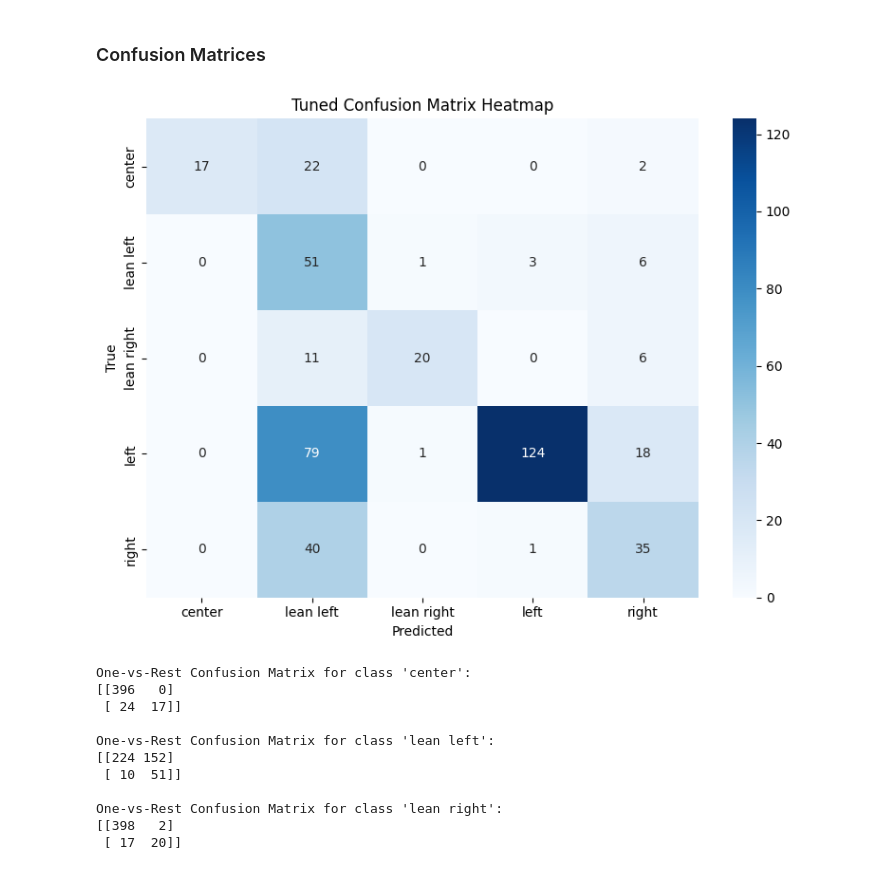
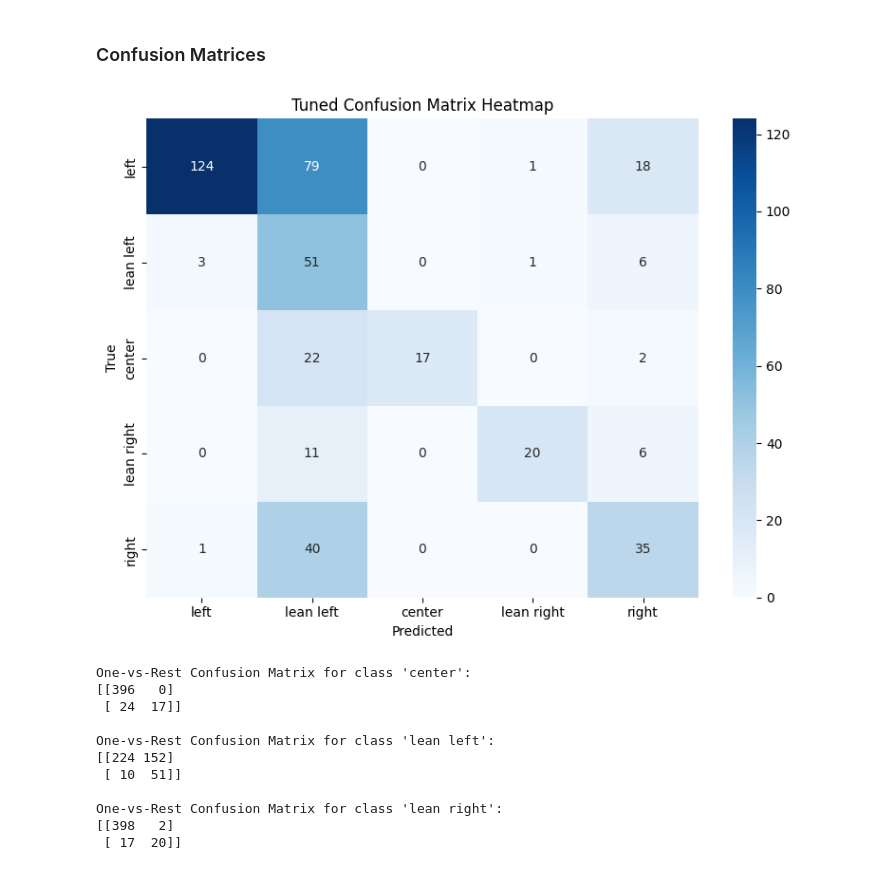
Before and after one commit to foongming/CS5242Project, a Jupyter notebook: decisionTree.ipynb, the cells around one changed output. Cells and saved outputs as stored; diff of their text form; code cells hidden in the pictures.

```diff
--- a/decisionTree.ipynb
+++ b/decisionTree.ipynb
@@ -446,20 +446,23 @@ This trade-off between accuracy and minority class sensitivity is common, and hi
 # %% [markdown]
 ### Confusion Matrices
 # %%
-# Generate confusion matrix
-cm = confusion_matrix(y_test, y_pred)
-labels = pipeline.classes_
+# assume y_test and y_pred are the string labels
+label_order = ['left', 'lean left', 'center', 'lean right', 'right']
 
-# Plot heatmap
+# pass your label_order into confusion_matrix
+cm = confusion_matrix(y_test, y_pred, labels=label_order)
+
 plt.figure(figsize=(8, 6))
-sns.heatmap(cm, annot=True, fmt='d', cmap='Blues', xticklabels=labels, yticklabels=labels)
+sns.heatmap(cm, annot=True, fmt='d', cmap='Blues',
+            xticklabels=label_order,
+            yticklabels=label_order)
 plt.xlabel('Predicted')
 plt.ylabel('True')
 plt.title('Tuned Confusion Matrix Heatmap')
 plt.tight_layout()
 plt.show()
 # %% [output]
-[figure, old version]
+[figure, new version]
 # %%
 for c in classes:
     # Create binary labels: 1 if the true label is the current class, else 0
```
